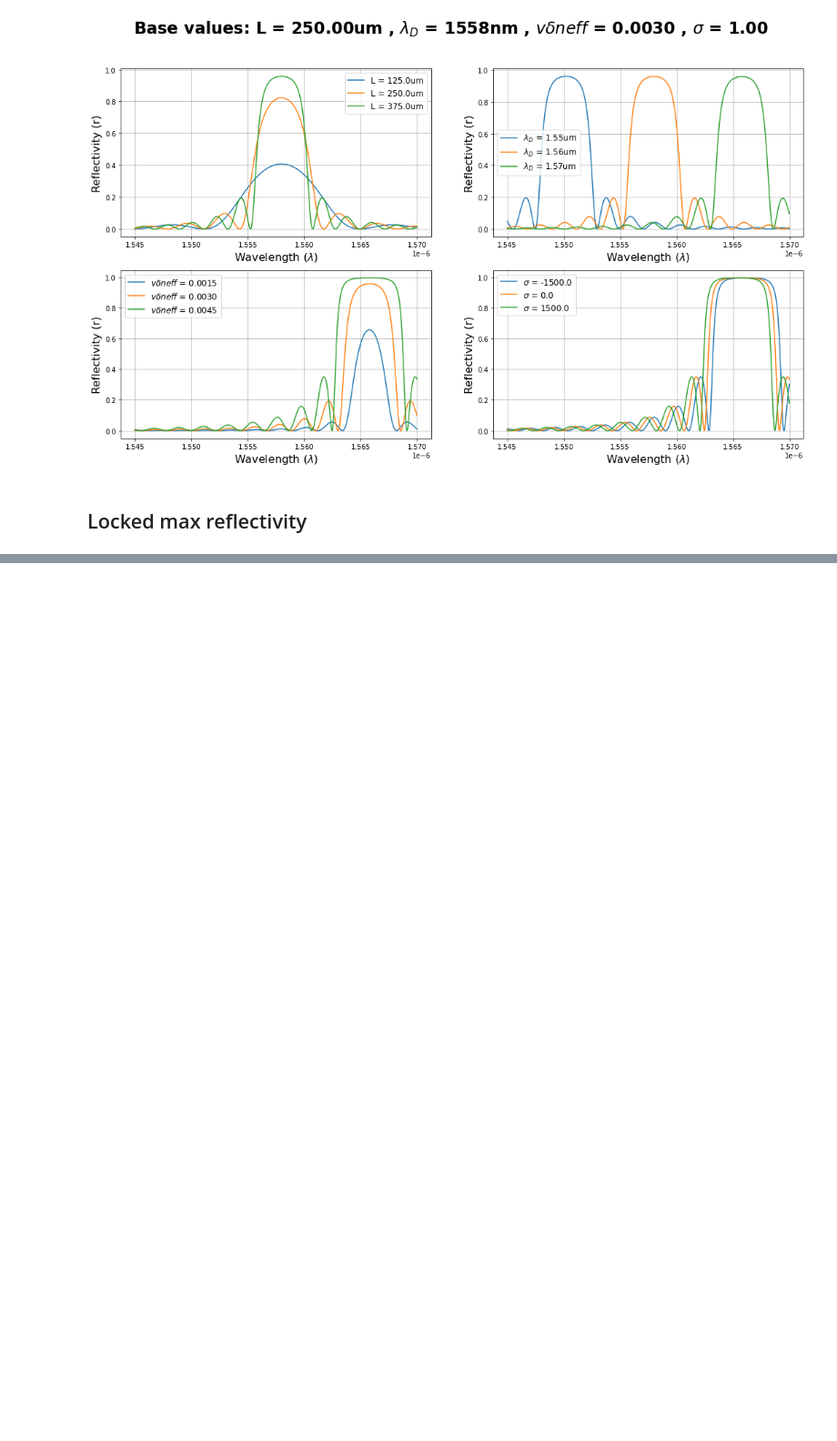
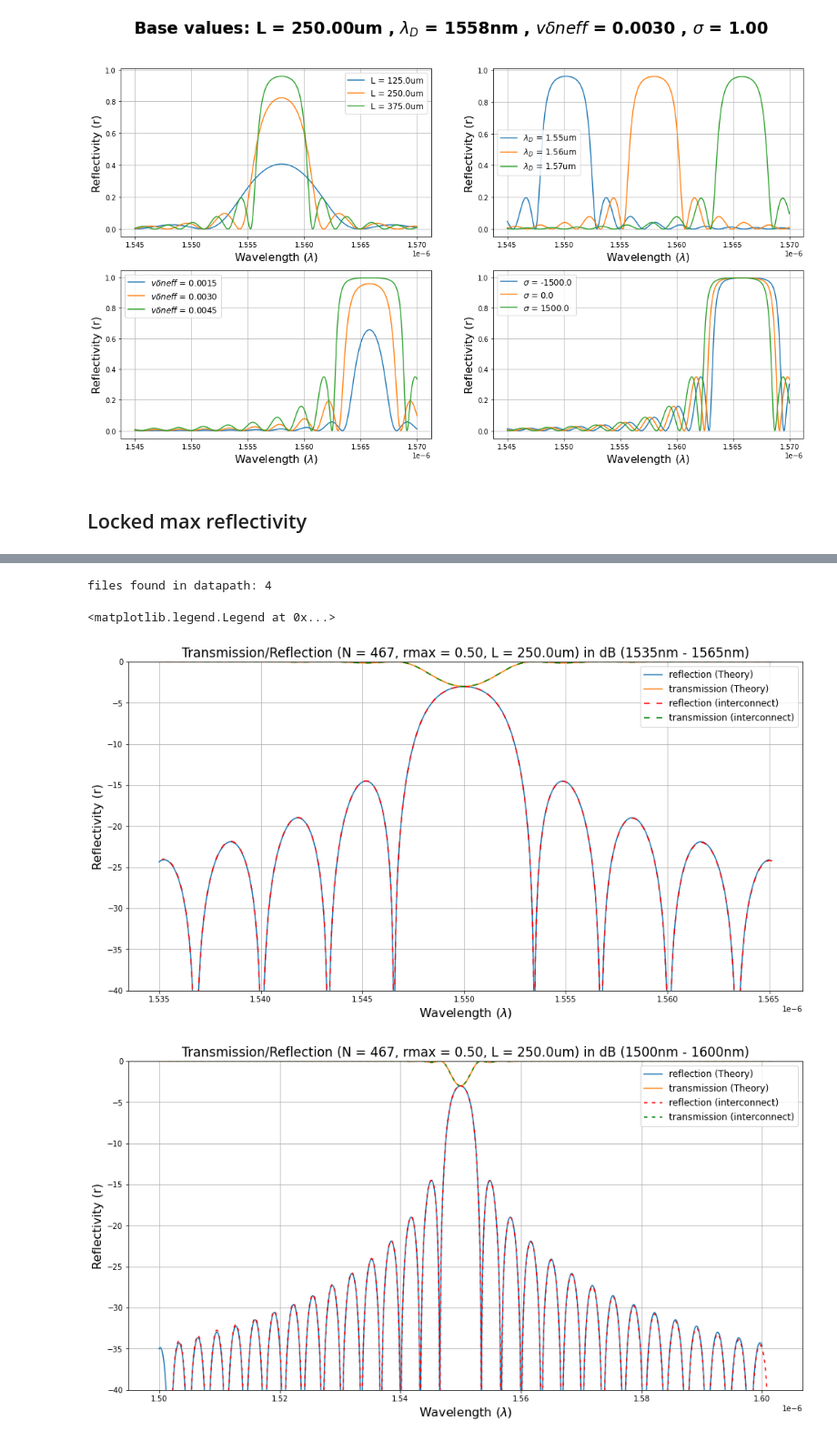
Before and after one commit to CaioRodrigues200/Photonics-training, a Jupyter notebook: Projects/Bragg Grating/SimulationFiles/FirstAnalysis.ipynb, the cells around one changed output, grey strips where cells are left out. Shown at 91% size. Cells and saved outputs as stored; diff of their text form; code cells hidden in the pictures; blank space fills up the shorter version.

```diff
--- a/Projects/Bragg Grating/SimulationFiles/FirstAnalysis.ipynb
+++ b/Projects/Bragg Grating/SimulationFiles/FirstAnalysis.ipynb
@@ -171,0 +238,56 @@ $\displaystyle N = 464.38 ,~~~~ \kappa = 3525.49 ,~~~~ \kappa L =  0.88$
+# %%
+# Loading data into variable "dataLoaded"
+datapath = 'SavedData'
+loadFiles = ['Ic_Reflection','Ic_Transmission','Ic_Reflection_1500_1600nm','Ic_Transmission_1500_1600nm'] # Folder to load
+
+loadPath = datapath
+file_count = sum(len(files) for _, _, files in os.walk(loadPath))
+dataLoaded = {}
+print('files found in datapath: '+str(file_count))
+
+for i in loadFiles:
+    infile = open(os.path.join(loadPath, i+' Data') , 'rb')
+    dataLoaded[i] = plk.load(infile)
+    infile.close()
+
+#print(data)
+dataFrame = pd.DataFrame(dataLoaded)
+dataFrame
+
+wvlen2 = np.linspace(1.5e-6, 1.6e-6, points)
+gSigma2 = (2*np.pi*neff)/wvlen2 - sigma - (N*np.pi/L)
+ksig2 = csqrt(kappa**2 - gSigma2**2)
+r2 = ((np.sinh(ksig2 * L))**2) / ((np.cosh(ksig2 * L))**2  - (gSigma2**2)/(kappa**2))
+
+plt.figure(figsize=(16, 8))
+plt.title('Transmission/Reflection (N = {:.0f}, rmax = {:.2f}, L = {:.1f}um) in dB (1535nm - 1565nm)'.format(N,rmax,L*1e6), fontsize=17)
+plt.xlabel(r'Wavelength ($\lambda$)', fontsize=16)
+plt.ylabel('Reflectivity (r)', fontsize=16)
+plt.plot(wvlen,10*np.log10(r),label='reflection (Theory)')
+plt.plot(wvlen,10*np.log10(1-r),label='transmission (Theory)')
+plt.ylim((-40,0))
+plt.legend(fontsize=12)
+plt.grid(True)
+
+plt.plot(dataLoaded['Ic_Reflection'][0],dataLoaded['Ic_Reflection'][1],label='reflection (interconnect)', linestyle=(0, (5, 6)), color='r')
+plt.plot(dataLoaded['Ic_Transmission'][0],dataLoaded['Ic_Transmission'][1],label='transmission (interconnect)', linestyle=(0, (5, 6)), color='g')
+plt.legend(fontsize=12)
+
+plt.figure(figsize=(16, 8))
+plt.title('Transmission/Reflection (N = {:.0f}, rmax = {:.2f}, L = {:.1f}um) in dB (1500nm - 1600nm)'.format(N,rmax,L*1e6), fontsize=17)
+plt.xlabel(r'Wavelength ($\lambda$)', fontsize=16)
+plt.ylabel('Reflectivity (r)', fontsize=16)
+plt.plot(wvlen2,10*np.log10(r2),label='reflection (Theory)')
+plt.plot(wvlen2,10*np.log10(1-r2),label='transmission (Theory)')
+plt.ylim((-40,0))
+plt.legend(fontsize=12)
+plt.grid(True)
+
+plt.plot(dataLoaded['Ic_Reflection_1500_1600nm'][0],dataLoaded['Ic_Reflection_1500_1600nm'][1],label='reflection (interconnect)', linestyle=(0, (3, 4)), color='r')
+plt.plot(dataLoaded['Ic_Transmission_1500_1600nm'][0],dataLoaded['Ic_Transmission_1500_1600nm'][1],label='transmission (interconnect)', linestyle=(0, (3, 4)), color='g')
+plt.legend(fontsize=12)
+# %% [output]
+files found in datapath: 4
+<matplotlib.legend.Legend at 0x...>
+[figure, added]
+[figure, added]
```
Also changed, not shown: parts of 6 cells of this notebook, 15 other files.
